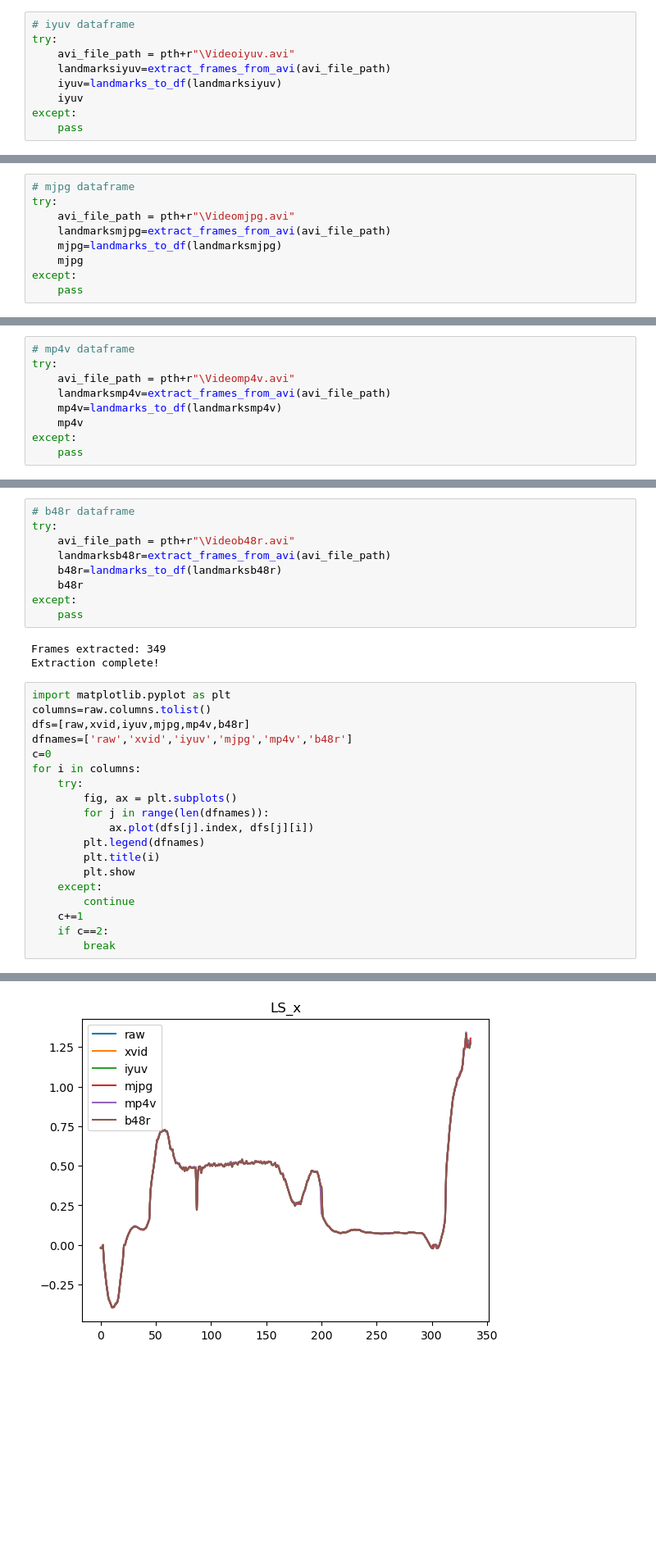
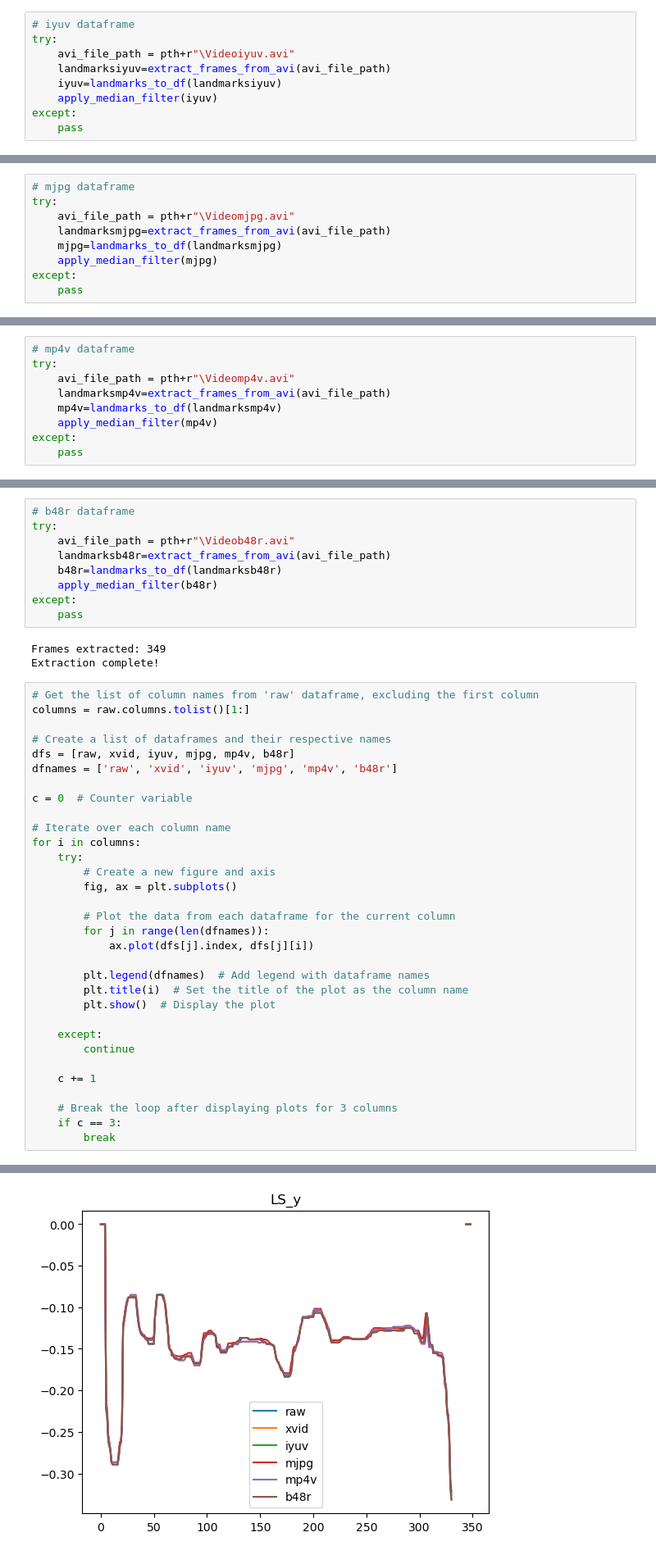
Before and after one commit to ArpanJohn/PoseEstimation, a Jupyter notebook: rec_program/compare_formats.ipynb, the cells around one changed output, grey strips where cells are left out. Shown at 82% size. Saved outputs shown, nothing was run; the diff lists cells and outputs as text; blank space fills up the shorter version.

```diff
--- a/rec_program/compare_formats.ipynb
+++ b/rec_program/compare_formats.ipynb
@@ -514,7 +506,7 @@ try:
     avi_file_path = pth+r"\Videoiyuv.avi"
     landmarksiyuv=extract_frames_from_avi(avi_file_path)
     iyuv=landmarks_to_df(landmarksiyuv)
-    iyuv
+    apply_median_filter(iyuv)
 except:
     pass
 # %% [output]
@@ -526,7 +518,7 @@ try:
     avi_file_path = pth+r"\Videomjpg.avi"
     landmarksmjpg=extract_frames_from_avi(avi_file_path)
     mjpg=landmarks_to_df(landmarksmjpg)
-    mjpg
+    apply_median_filter(mjpg)
 except:
     pass
 # %% [output]
@@ -538,7 +530,7 @@ try:
     avi_file_path = pth+r"\Videomp4v.avi"
     landmarksmp4v=extract_frames_from_avi(avi_file_path)
     mp4v=landmarks_to_df(landmarksmp4v)
-    mp4v
+    apply_median_filter(mp4v)
 except:
     pass
 # %% [output]
@@ -550,29 +542,42 @@ try:
     avi_file_path = pth+r"\Videob48r.avi"
     landmarksb48r=extract_frames_from_avi(avi_file_path)
     b48r=landmarks_to_df(landmarksb48r)
-    b48r
+    apply_median_filter(b48r)
 except:
     pass
 # %% [output]
 Frames extracted: 349
 Extraction complete!
 # %%
-import matplotlib.pyplot as plt
-columns=raw.columns.tolist()
-dfs=[raw,xvid,iyuv,mjpg,mp4v,b48r]
-dfnames=['raw','xvid','iyuv','mjpg','mp4v','b48r']
-c=0
+# Get the list of column names from 'raw' dataframe, excluding the first column
+columns = raw.columns.tolist()[1:]
+
+# Create a list of dataframes and their respective names
+dfs = [raw, xvid, iyuv, mjpg, mp4v, b48r]
+dfnames = ['raw', 'xvid', 'iyuv', 'mjpg', 'mp4v', 'b48r']
+
+c = 0  # Counter variable
+
+# Iterate over each column name
 for i in columns:
     try:
+        # Create a new figure and axis
         fig, ax = plt.subplots()
+
+        # Plot the data from each dataframe for the current column
         for j in range(len(dfnames)):
             ax.plot(dfs[j].index, dfs[j][i])
-        plt.legend(dfnames)
-        plt.title(i)
-        plt.show
+
+        plt.legend(dfnames)  # Add legend with dataframe names
+        plt.title(i)  # Set the title of the plot as the column name
+        plt.show()  # Display the plot
+
     except:
         continue
-    c+=1
-    if c==2:
+
+    c += 1
+
+    # Break the loop after displaying plots for 3 columns
+    if c == 3:
         break
 # %% [output]
@@ -580 +585 @@ for i in columns:
-[figure, old version]
+[figure, new version]
```
Also changed, not shown: parts of 12 cells of this notebook, 5 other files.
